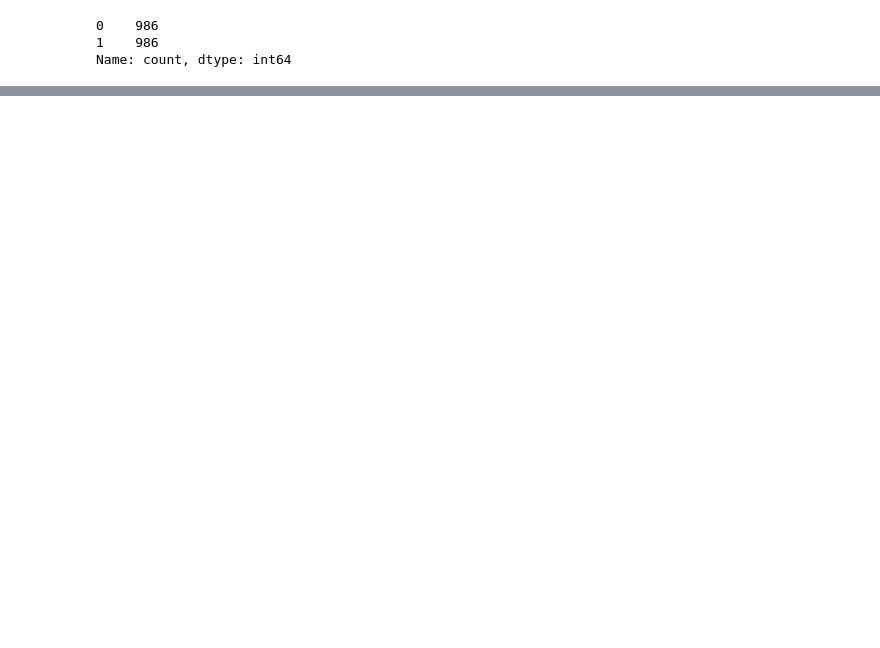
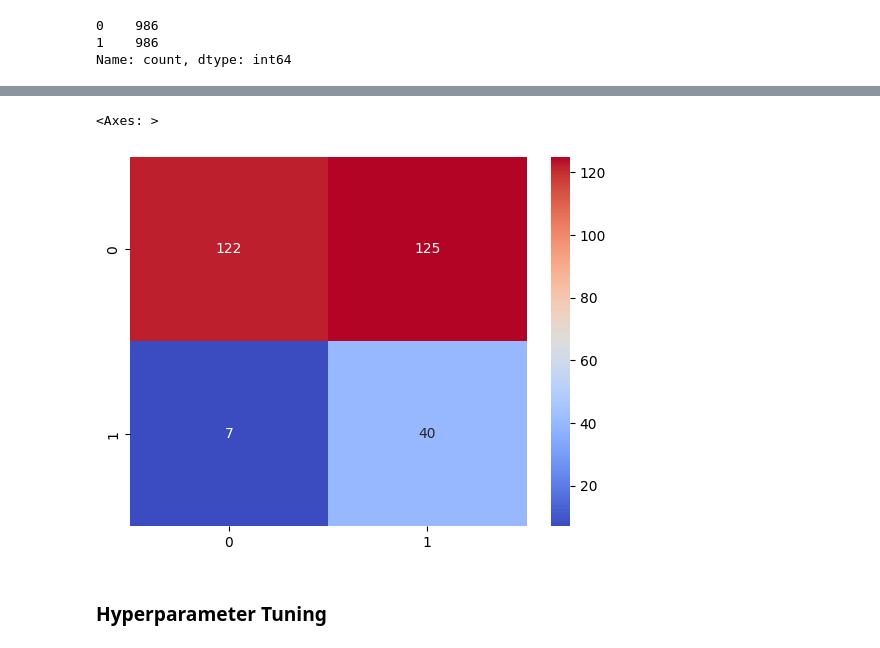
Before and after one commit to coderacheal/IBM-Attrition-Prediction, a Jupyter notebook: notebook.ipynb, the cells around one changed output, grey strips where cells are left out. Drawn from its saved outputs; the diff is of its cells as text; code cells hidden in the pictures; blank space fills up the shorter version.

```diff
--- a/notebook.ipynb
+++ b/notebook.ipynb
@@ -816,0 +611,25 @@ metrics_df
+# %%
+balanced_metrics = pd.DataFrame(columns=['Model_name', 'Accuracy', 'Precision', 'Recall', 'F1_Score'])
+
+for model_name, classifier in models:
+
+    pipeline = Pipeline(steps=[
+    ('preprocessor', preprocessor),
+    ('classifier', classifier)
+    ])
+
+    pipeline.fit(X_train_resampled, y_train_resampled)
+
+    y_pred = pipeline.predict(X_test)
+
+    balanced_result = classification_report(y_test_encoded, y_pred, output_dict=True)
+
+    acccuracy = balanced_result['accuracy']
+    precision = balanced_result['weighted avg']['precision']
+    recall = balanced_result['weighted avg']['recall']
+    f1_score = balanced_result['weighted avg']['f1-score']
+
+    balanced_metrics.loc[len(balanced_metrics)] = [model_name, acccuracy, precision, recall, f1_score]
+
+
+balanced_metrics
@@ -816,0 +812,7 @@ metrics_df
+# %%
+sns.heatmap(data=threshold_matrix, annot=True, fmt='d', cmap='coolwarm')
+# %% [output]
+<Axes: >
+[figure, added]
+# %% [markdown]
+### Hyperparameter Tuning
```
Also changed, not shown: parts of 58 cells of this notebook, 6 other files.
